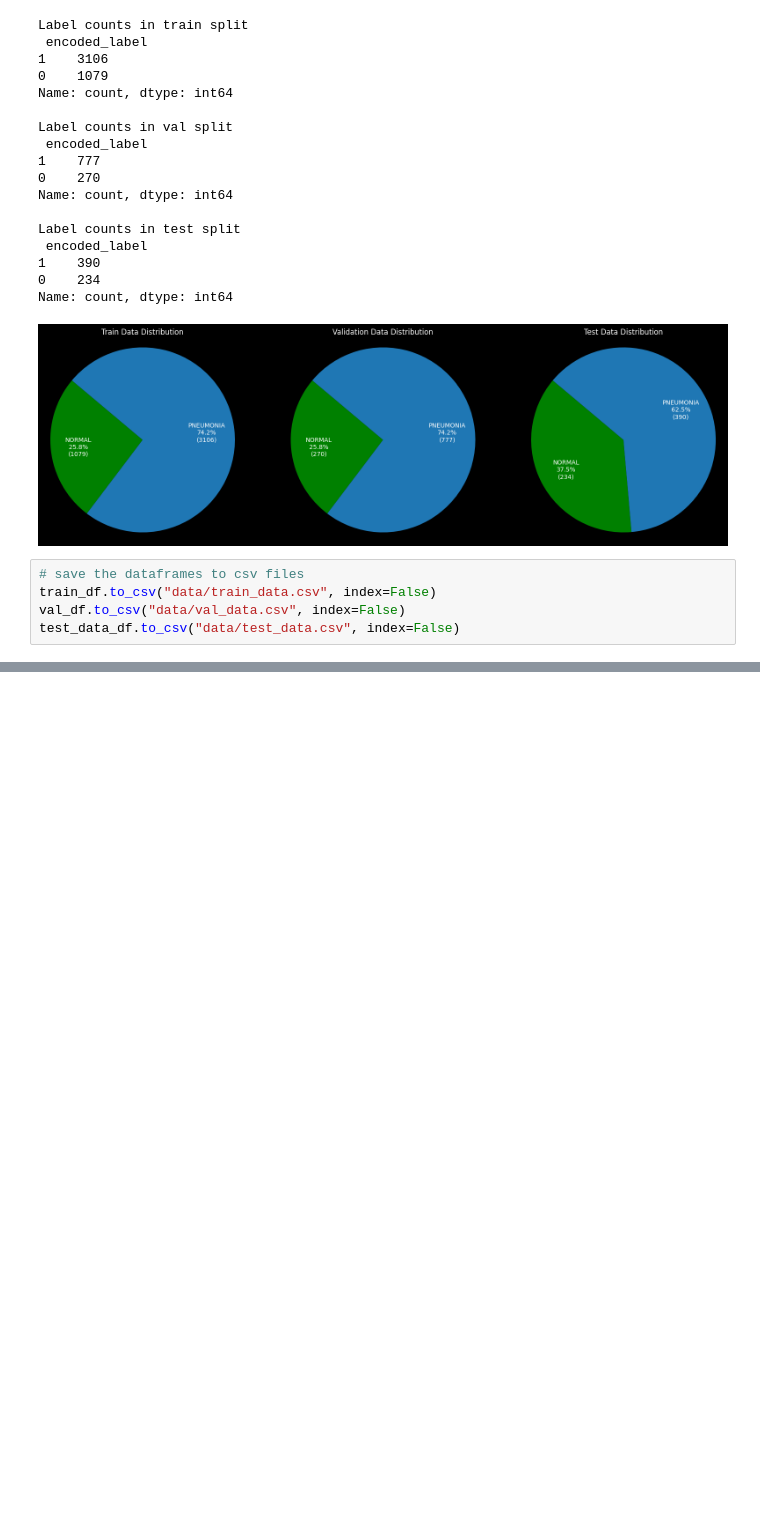
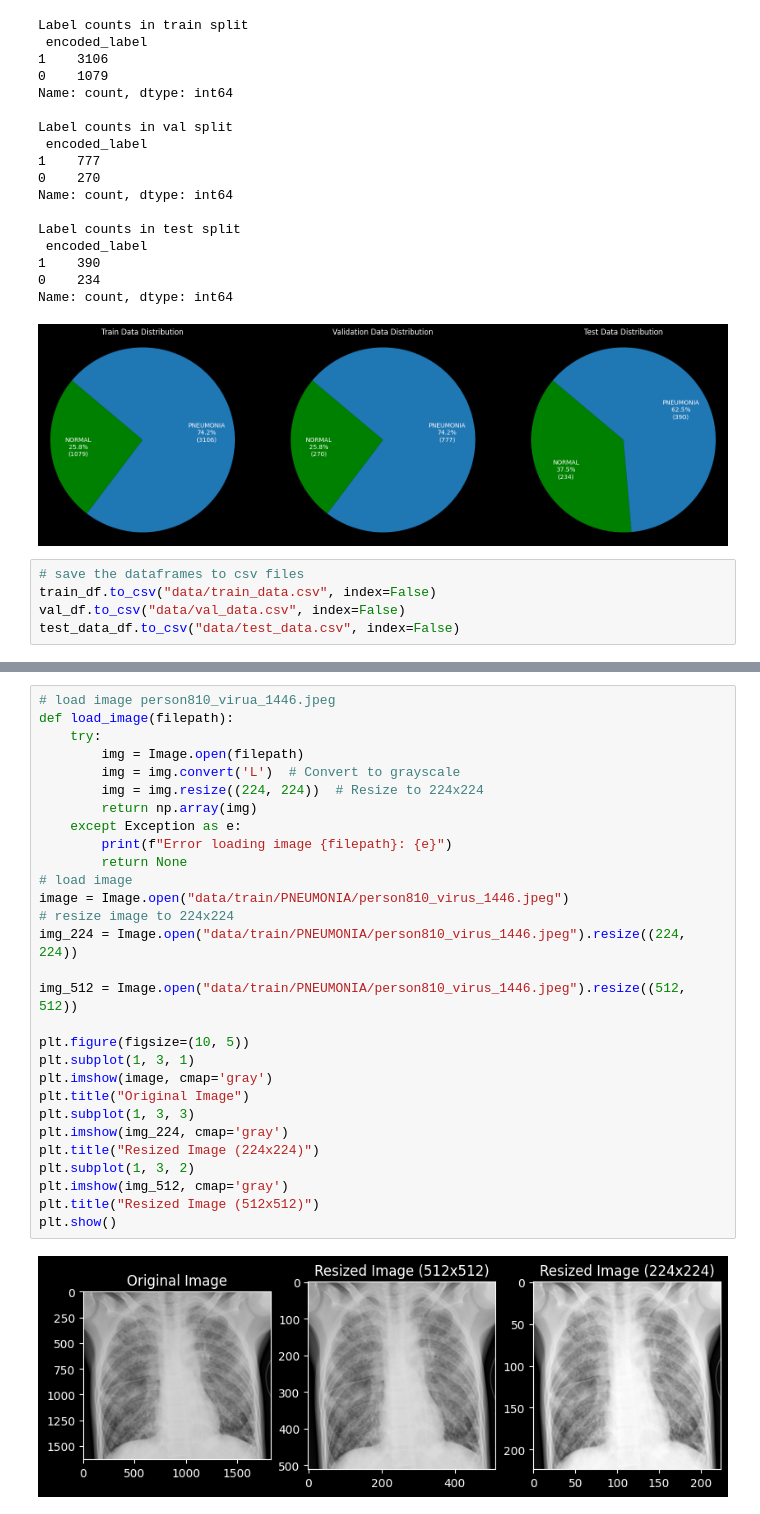
Before and after one commit to olivermarketos/Interpretability_and_Explainability, a Jupyter notebook: Q2_1_Exploratory_data_analysis.ipynb, the cells around one changed output, grey strips where cells are left out. Saved outputs shown, nothing was run; the diff lists cells and outputs as text; blank space fills up the shorter version.

```diff
--- a/Q2_1_Exploratory_data_analysis.ipynb
+++ b/Q2_1_Exploratory_data_analysis.ipynb
@@ -164,3 +164,34 @@ display_images(CLASS_NAMES, train_data_df)
+# %%
+# load image person810_virua_1446.jpeg
+def load_image(filepath):
+    try:
+        img = Image.open(filepath)
+        img = img.convert('L')  # Convert to grayscale
+        img = img.resize((224, 224))  # Resize to 224x224
+        return np.array(img)
+    except Exception as e:
+        print(f"Error loading image {filepath}: {e}")
+        return None
+# load image
+image = Image.open("data/train/PNEUMONIA/person810_virus_1446.jpeg")
+# resize image to 224x224
+img_224 = Image.open("data/train/PNEUMONIA/person810_virus_1446.jpeg").resize((224, 224))
+
+img_512 = Image.open("data/train/PNEUMONIA/person810_virus_1446.jpeg").resize((512, 512))
+
+plt.figure(figsize=(10, 5))
+plt.subplot(1, 3, 1)
+plt.imshow(image, cmap='gray')
+plt.title("Original Image")
+plt.subplot(1, 3, 3)
+plt.imshow(img_224, cmap='gray')
+plt.title("Resized Image (224x224)")
+plt.subplot(1, 3, 2)
+plt.imshow(img_512, cmap='gray')
+plt.title("Resized Image (512x512)")
+plt.show()
+# %% [output]
+[figure, added]
 # %%
 # examine image sizes
 image_paths = train_data_df['filepath'].tolist() + val_data_df['filepath'].tolist() + test_data_df['filepath'].tolist()
```
Also changed, not shown: parts of 3 cells of this notebook, 6 other files.
